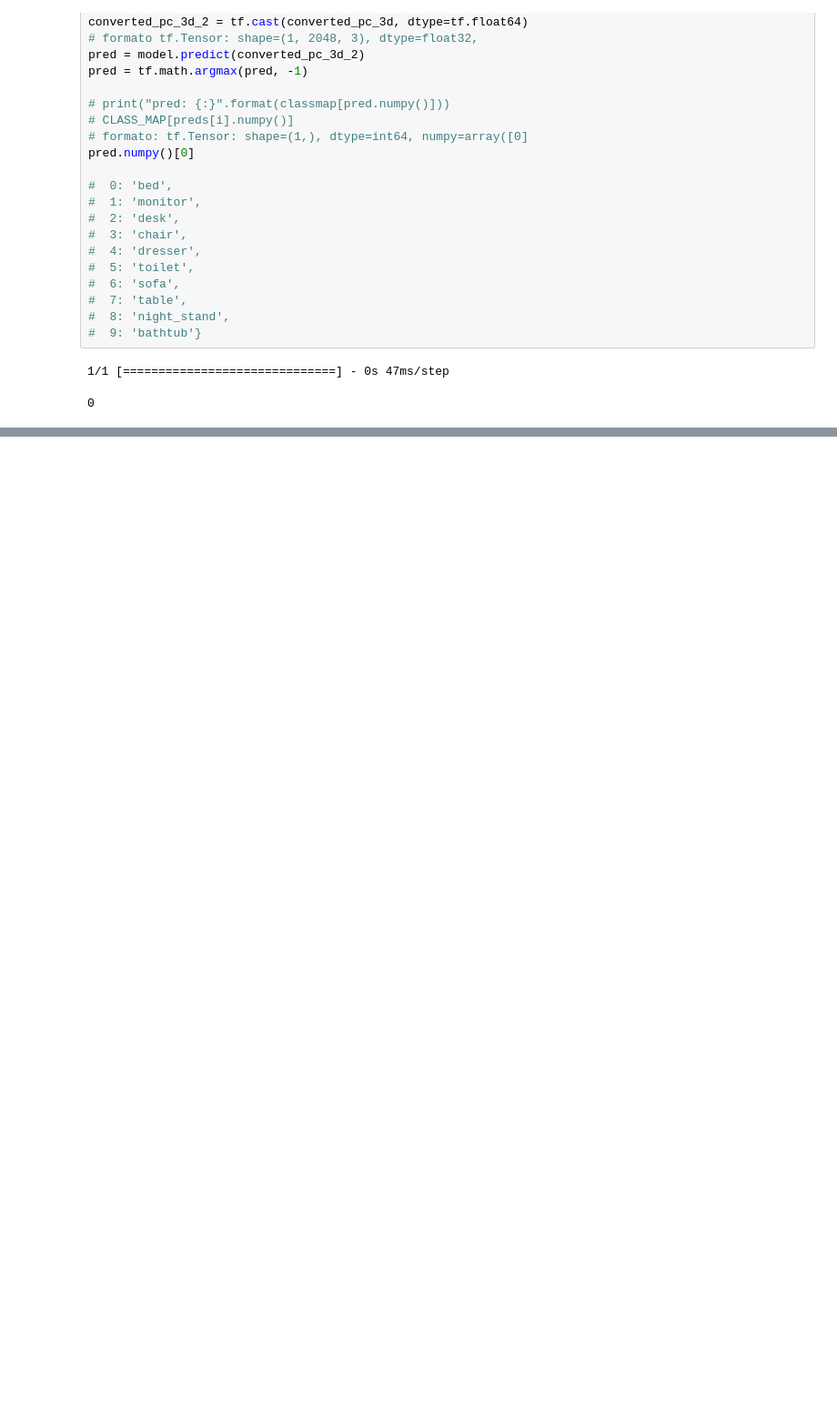
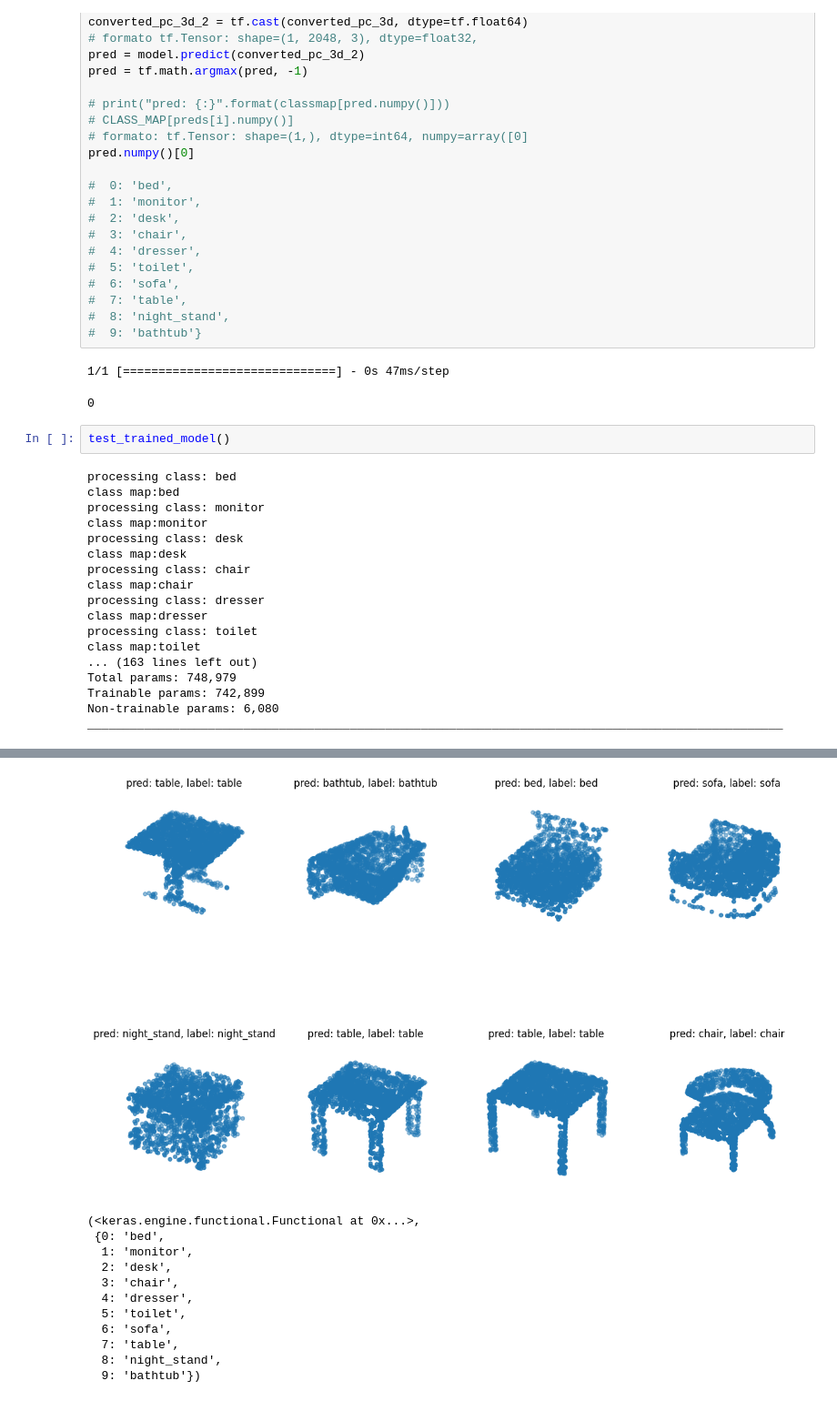
Before and after one commit to ielson/ROSPointNet, a Jupyter notebook: src/training_and_validating.ipynb, the cells around one changed output, grey strips where cells are left out. Shown at 91% size. Saved outputs shown, nothing was run; the diff lists cells and outputs as text; blank space fills up the shorter version.

```diff
--- a/src/training_and_validating.ipynb
+++ b/src/training_and_validating.ipynb
@@ -427,3 +147,23 @@ pred.numpy()[0]
 # %% [output]
 1/1 [==============================] - 0s 47ms/step
 0
+# %%
+test_trained_model()
+# %% [output]
+processing class: bed
+class map:bed
+processing class: monitor
+class map:monitor
+processing class: desk
+class map:desk
+processing class: chair
+class map:chair
+processing class: dresser
+class map:dresser
+processing class: toilet
+class map:toilet
+... (163 lines left out)
+Total params: 748,979
+Trainable params: 742,899
+Non-trainable params: 6,080
+__________________________________________________________________________________________________
@@ -429,0 +172,12 @@ pred.numpy()[0]
+[figure, added]
+(<keras.engine.functional.Functional at 0x...>,
+ {0: 'bed',
+  1: 'monitor',
+  2: 'desk',
+  3: 'chair',
+  4: 'dresser',
+  5: 'toilet',
+  6: 'sofa',
+  7: 'table',
+  8: 'night_stand',
+  9: 'bathtub'})
```
Also changed, not shown: parts of 6 cells of this notebook, 1 other file.
